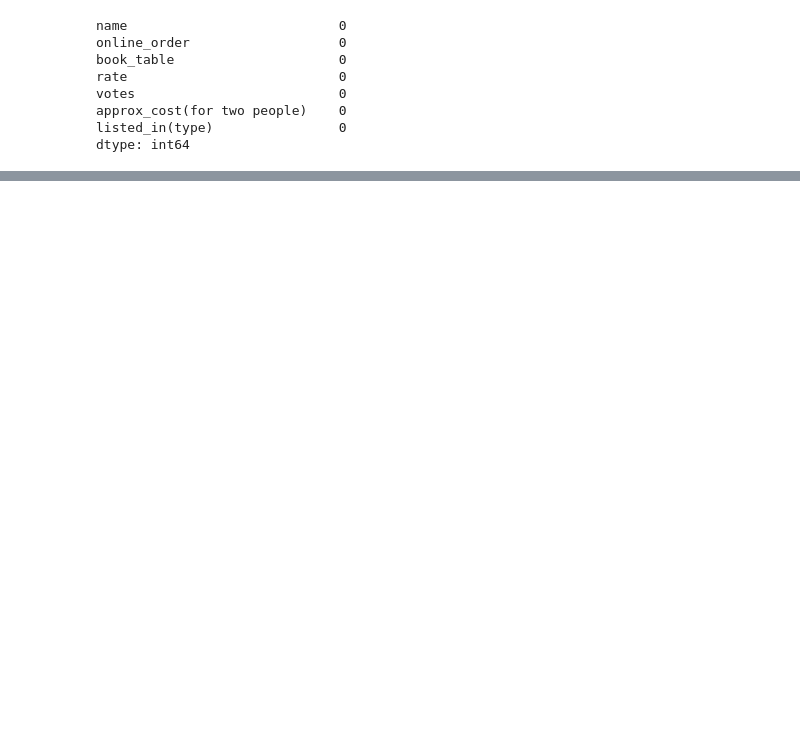
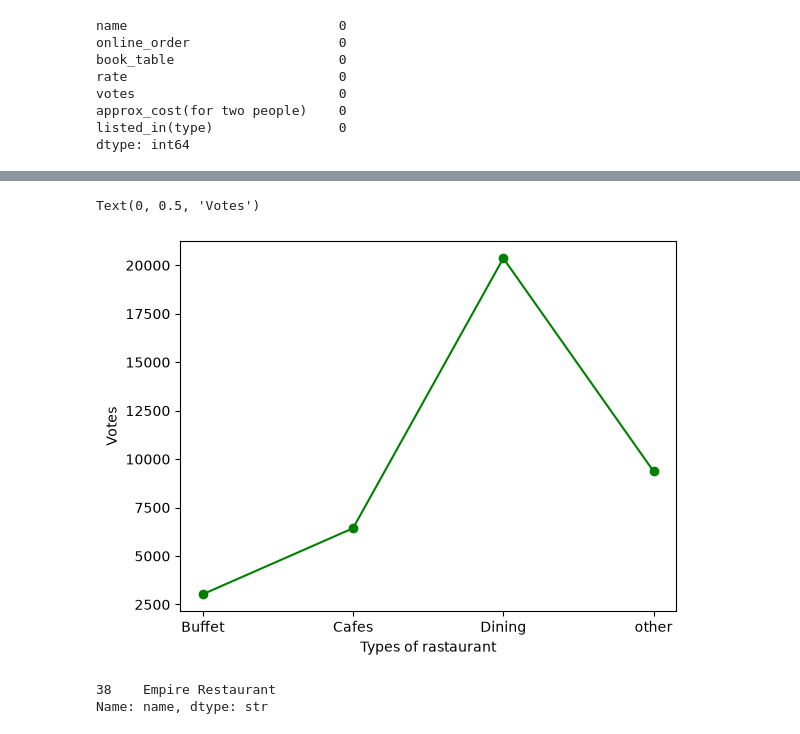
Before and after one commit to saurabhkumar96/mini_project, a Jupyter notebook: aug-2026/python_projects/zomato_data_analysis/zomato-analysis.ipynb, the cells around one changed output, grey strips where cells are left out. Cells and saved outputs as stored; diff of their text form; code cells hidden in the pictures; blank space fills up the shorter version.

```diff
--- a/aug-2026/python_projects/zomato_data_analysis/zomato-analysis.ipynb
+++ b/aug-2026/python_projects/zomato_data_analysis/zomato-analysis.ipynb
@@ -107,0 +64,16 @@ dtype: int64
+# %%
+group_data = df.groupby("listed_in(type)")["votes"].sum()
+result = pd.DataFrame({"votes": group_data})
+plt.plot(result,c="green",marker="o")
+plt.xlabel("Types of rastaurant")
+plt.ylabel("Votes")
+# %% [output]
+Text(0, 0.5, 'Votes')
+[figure, added]
+# %%
+max_votes = df["votes"].max()
+rastaurant_with_max_votes = df.loc[df['votes'] == max_votes,"name"]
+print(rastaurant_with_max_votes)
+# %% [output]
+38    Empire Restaurant
+Name: name, dtype: str
```
Also changed, not shown: parts of 14 cells of this notebook, 2 other files.
